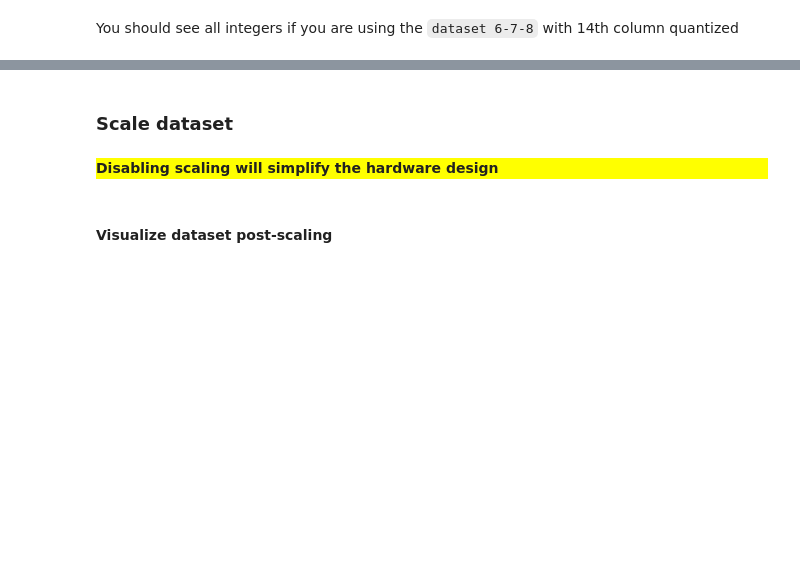
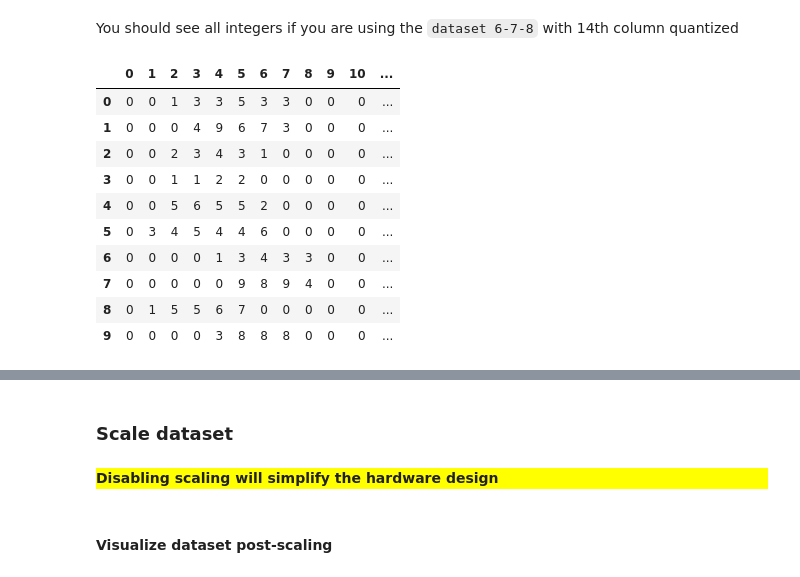
Before and after one commit to nhanvtran/directional-pixel-detectors, a Jupyter notebook: multiclassifier/train.ipynb, the cells around one changed output, grey strips where cells are left out. Saved outputs shown, nothing was run; the diff lists cells and outputs as text; code cells hidden in the pictures; blank space fills up the shorter version.

```diff
--- a/multiclassifier/train.ipynb
+++ b/multiclassifier/train.ipynb
@@ -288,14 +89,14 @@ run_id = 0
 # %%
-dataset = 'ds8l' + str(local_id) + '_'
+dataset = 'ds8l{}_'.format(local_id)
 
 base_dir = 'data/ds8_only'
 
-train_data = base_dir + '/dec6_ds8_quant/QuantizedInputTrainSetLocal{}.csv'.format(local_id)
-train_label = base_dir + '/dec6_ds8_quant/TrainSetLabelLocal{}.csv'.format(local_id)
-test_data = base_dir + '/dec6_ds8_quant/QuantizedInputTestSetLocal{}.csv'.format(local_id)
-test_label = base_dir + '/dec6_ds8_quant/TestSetLabelLocal{}.csv'.format(local_id)
+train_data = '{}/dec6_ds8_quant/QuantizedInputTrainSetLocal{}.csv'.format(base_dir, local_id)
+train_label = '{}/dec6_ds8_quant/TrainSetLabelLocal{}.csv'.format(base_dir, local_id)
+test_data = '{}/dec6_ds8_quant/QuantizedInputTestSetLocal{}.csv'.format(base_dir, local_id)
+test_label = '{}/dec6_ds8_quant/TestSetLabelLocal{}.csv'.format(base_dir, local_id)
 
-pt_data = base_dir + '/dec6_ds8_quant/TestSetTruePTLocal{}.csv'.format(local_id)
+pt_data = '{}/dec6_ds8_quant/TestSetTruePTLocal{}.csv'.format(base_dir, local_id)
 
 df1 = pd.read_csv(train_data)
 df2 = pd.read_csv(train_label)
@@ -351,4 +159,16 @@ _ = plt.boxplot(df.values, showfliers=False)
 # %% [markdown]
 You should see all integers if you are using the `dataset 6-7-8` with 14th column quantized
 # %%
-pd.DataFrame(X_test[:5])
+pd.DataFrame(X_test[:10])
+# %% [output]
+|  | 0 | 1 | 2 | 3 | 4 | 5 | 6 | 7 | 8 | 9 | 10 | ... |
+| 0 | 0 | 0 | 1 | 3 | 3 | 5 | 3 | 3 | 0 | 0 | 0 | ... |
+| 1 | 0 | 0 | 0 | 4 | 9 | 6 | 7 | 3 | 0 | 0 | 0 | ... |
+| 2 | 0 | 0 | 2 | 3 | 4 | 3 | 1 | 0 | 0 | 0 | 0 | ... |
+| 3 | 0 | 0 | 1 | 1 | 2 | 2 | 0 | 0 | 0 | 0 | 0 | ... |
+| 4 | 0 | 0 | 5 | 6 | 5 | 5 | 2 | 0 | 0 | 0 | 0 | ... |
+| 5 | 0 | 3 | 4 | 5 | 4 | 4 | 6 | 0 | 0 | 0 | 0 | ... |
+| 6 | 0 | 0 | 0 | 0 | 1 | 3 | 4 | 3 | 3 | 0 | 0 | ... |
+| 7 | 0 | 0 | 0 | 0 | 0 | 9 | 8 | 9 | 4 | 0 | 0 | ... |
+| 8 | 0 | 1 | 5 | 5 | 6 | 7 | 0 | 0 | 0 | 0 | 0 | ... |
+| 9 | 0 | 0 | 0 | 0 | 3 | 8 | 8 | 8 | 0 | 0 | 0 | ... |
```
Also changed, not shown: parts of 117 cells of this notebook, 17 other files.
